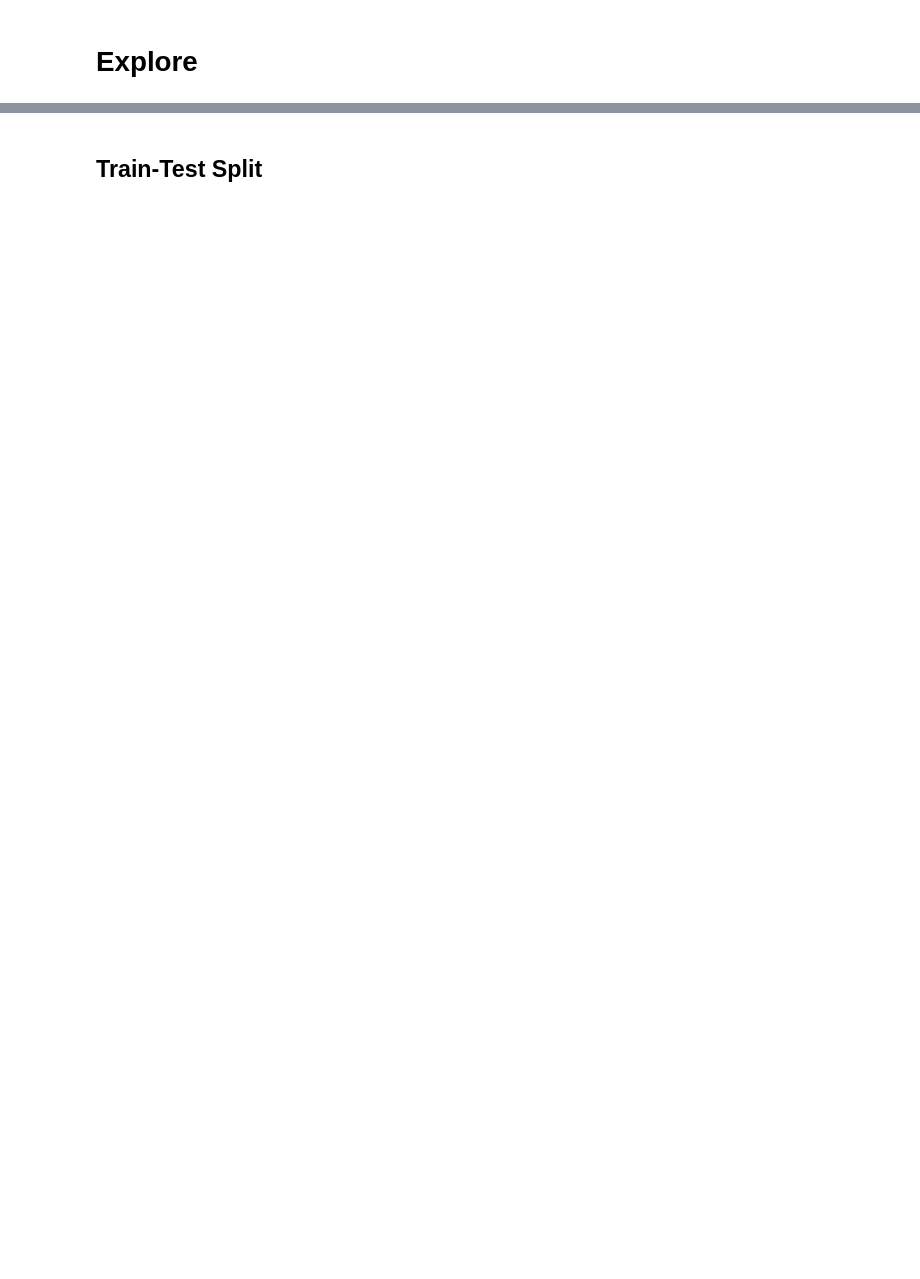
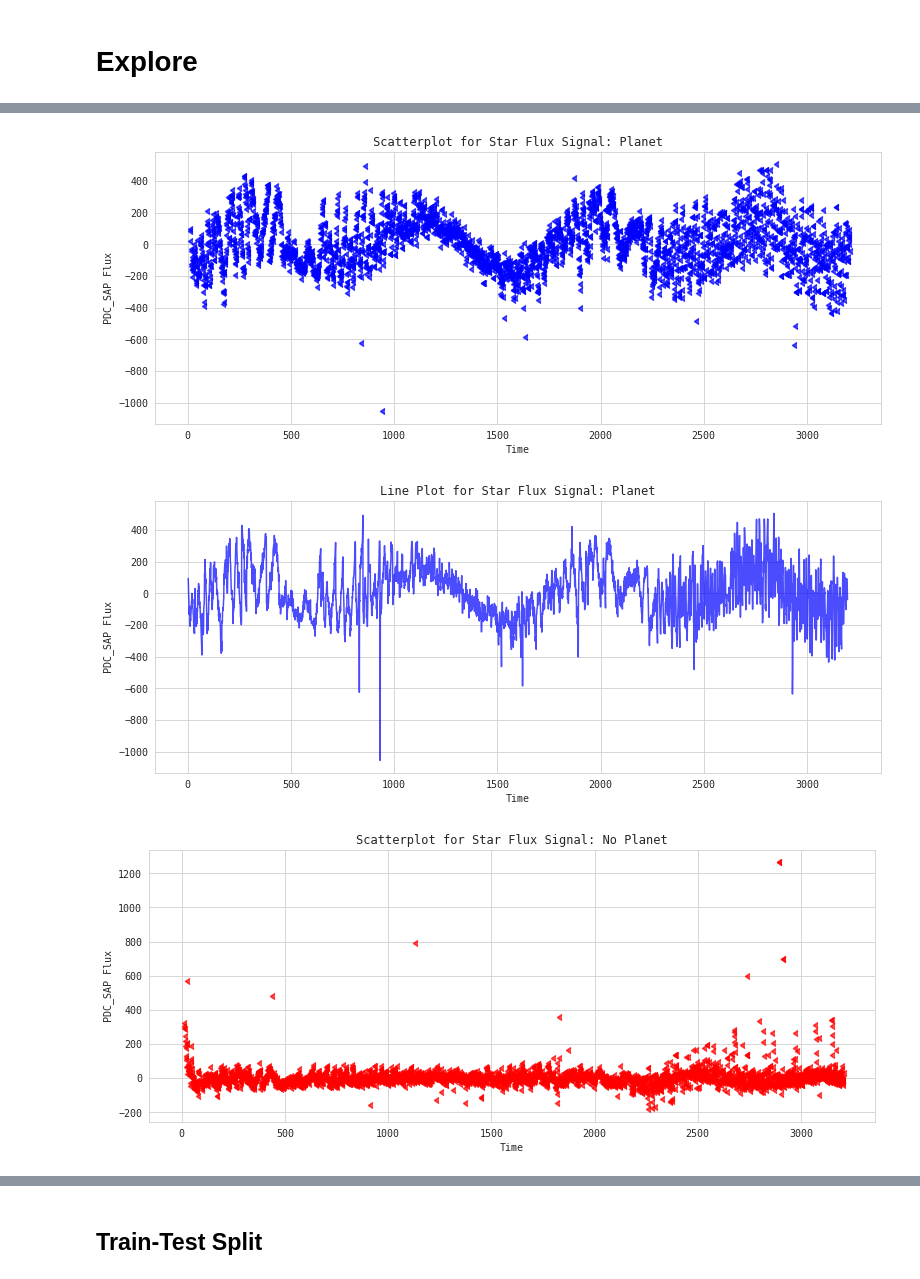
Before and after one commit to alphasentaurii/starskope, a Jupyter notebook: starskope.ipynb, the cells around one changed output, grey strips where cells are left out. Cells and saved outputs as stored; diff of their text form; code cells hidden in the pictures; blank space fills up the shorter version.

```diff
--- a/starskope.ipynb
+++ b/starskope.ipynb
@@ -226,0 +216,8 @@ starplots(starB)
+# %%
+# grab first row of observations to create pandas series
+# first row is label = 2 which is a confirmed exoplanet host star
+star_signal_alpha = train.iloc[0, :]
+# last row is label = 1 which shows no sign of a TCE (threshold crossing event)
+star_signal_beta = train.iloc[-1, :]
+
+display(star_signal_alpha.head(),star_signal_beta.head())
@@ -226,0 +326,12 @@ starplots(starB)
+# %%
+# plot scatterplots and line plots for both signals
+
+star_signals(signal=star_signal_alpha, label_col='LABEL', classes=[1,2],
+                 class_names=['No Planet', 'Planet'], figsize=(13,5), y_units='PDC_SAP Flux', x_units='Time')
+
+star_signals(signal=star_signal_beta, label_col='LABEL', classes=[1,2],
+                 class_names=['No Planet', 'Planet'], figsize=(13,5),y_units='PDC_SAP Flux', x_units='Time')
+# %% [output]
+[figure, added]
+[figure, added]
+[figure, added]
```
Also changed, not shown: parts of 143 cells of this notebook, 1 other file.
